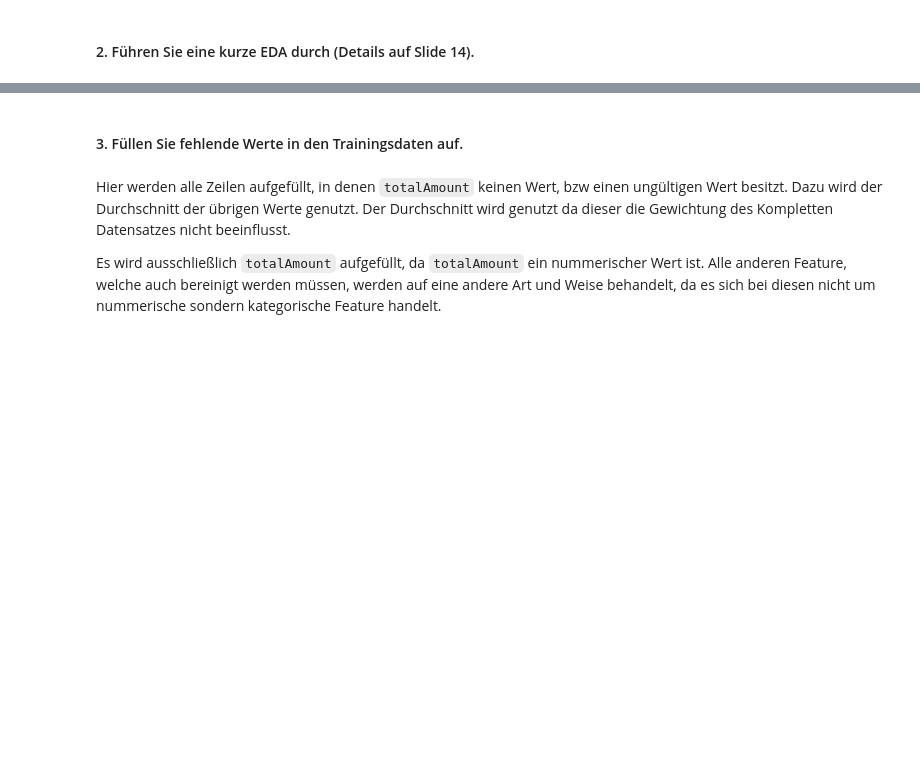
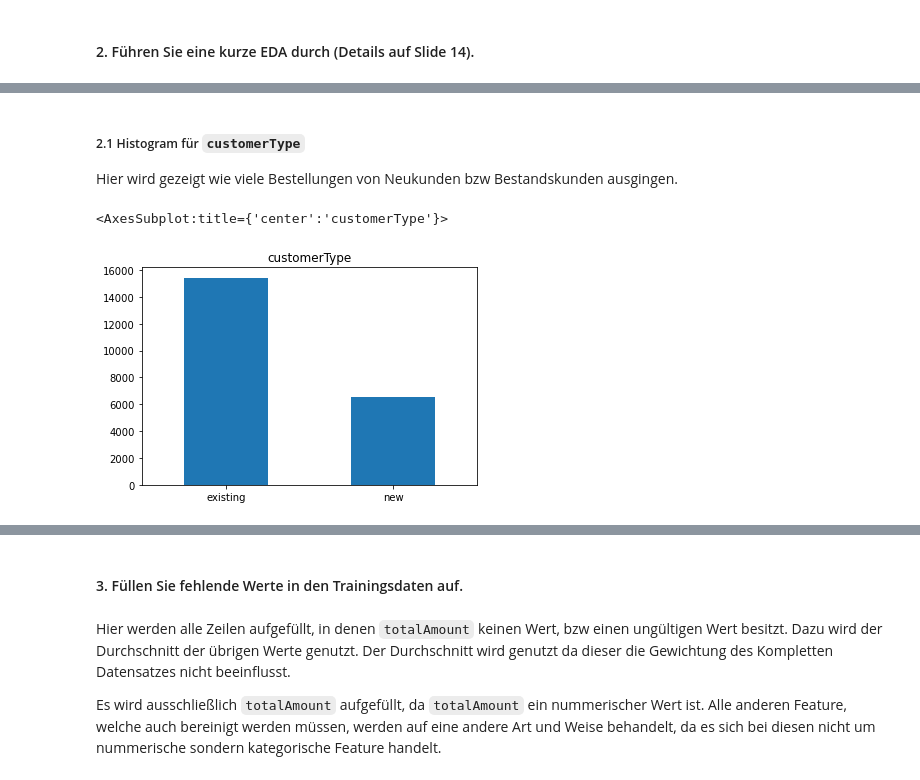
Before and after one commit to pabair/ml-kurs-ss22, a Jupyter notebook: ML_Projekt_Abgabe.ipynb, the cells around one changed output, grey strips where cells are left out. Drawn from its saved outputs; the diff is of its cells as text; code cells hidden in the pictures; blank space fills up the shorter version.

```diff
--- a/ML_Projekt_Abgabe.ipynb
+++ b/ML_Projekt_Abgabe.ipynb
@@ -52,0 +35,9 @@ sns.displot(plotable_data, x='returnLabel', y='totalAmount', kind='hist')
+# %% [markdown]
+##### 2.1 Histogram für `customerType`
+Hier wird gezeigt wie viele Bestellungen von Neukunden bzw Bestandskunden ausgingen.
+# %%
+# histogram für 'customerType'
+plotable_data['customerType'].value_counts().plot(kind='bar', title='customerType', rot=0)
+# %% [output]
+<AxesSubplot:title={'center':'customerType'}>
+[figure, added]
```
Also changed, not shown: parts of 13 cells of this notebook.
